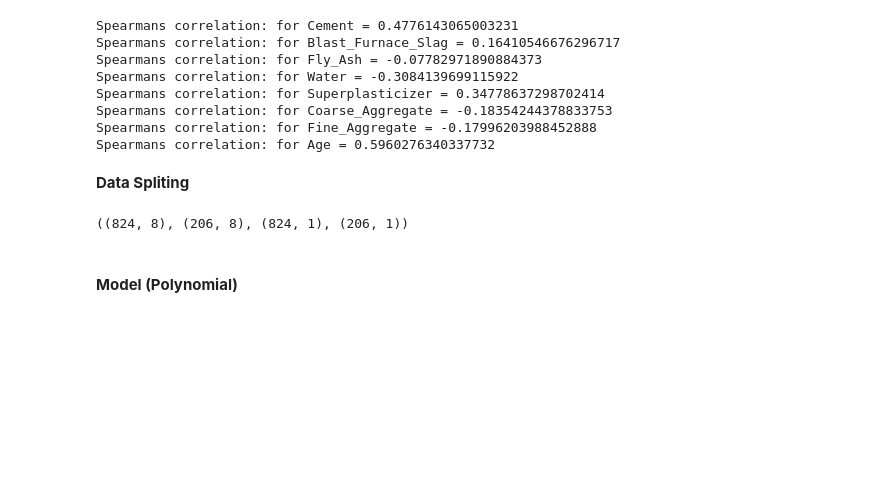
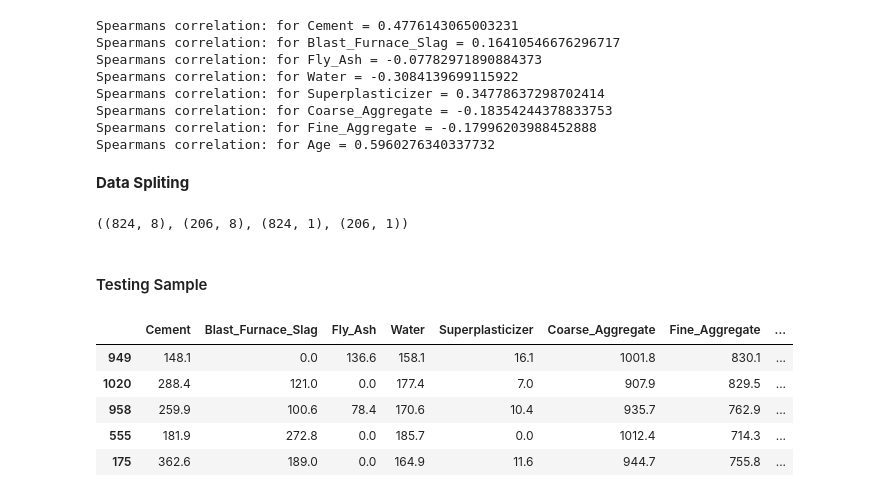
Before and after one commit to Petec0x0/Data-Science-in-Practice-Assessment, a Jupyter notebook: project/001.ipynb, the cells around one changed output. Saved outputs shown, nothing was run; the diff lists cells and outputs as text; code cells hidden in the pictures; blank space fills up the shorter version.

```diff
--- a/project/001.ipynb
+++ b/project/001.ipynb
@@ -148,11 +147,20 @@ train_x, test_x, train_y, test_y = train_test_split(features,labels, test_size=0
 train_x.shape, test_x.shape, train_y.shape, test_y.shape
 # %% [output]
 ((824, 8), (206, 8), (824, 1), (206, 1))
+# %% [markdown]
+#### Testing Sample
+# %%
+test_x.head(5)
+# %% [output]
+|  | Cement | Blast_Furnace_Slag | Fly_Ash | Water | Superplasticizer | Coarse_Aggregate | Fine_Aggregate | ... |
+| 949 | 148.1 | 0.0 | 136.6 | 158.1 | 16.1 | 1001.8 | 830.1 | ... |
+| 1020 | 288.4 | 121.0 | 0.0 | 177.4 | 7.0 | 907.9 | 829.5 | ... |
+| 958 | 259.9 | 100.6 | 78.4 | 170.6 | 10.4 | 935.7 | 762.9 | ... |
+| 555 | 181.9 | 272.8 | 0.0 | 185.7 | 0.0 | 1012.4 | 714.3 | ... |
+| 175 | 362.6 | 189.0 | 0.0 | 164.9 | 11.6 | 944.7 | 755.8 | ... |
 # %%
 stdScaler = StandardScaler()
 stdScaler.fit(train_x)
 
 train_x = stdScaler.transform(train_x)
 test_x = stdScaler.transform(test_x)
-# %% [markdown]
-#### __Model (Polynomial)__
```
Also changed, not shown: parts of 17 cells of this notebook.
